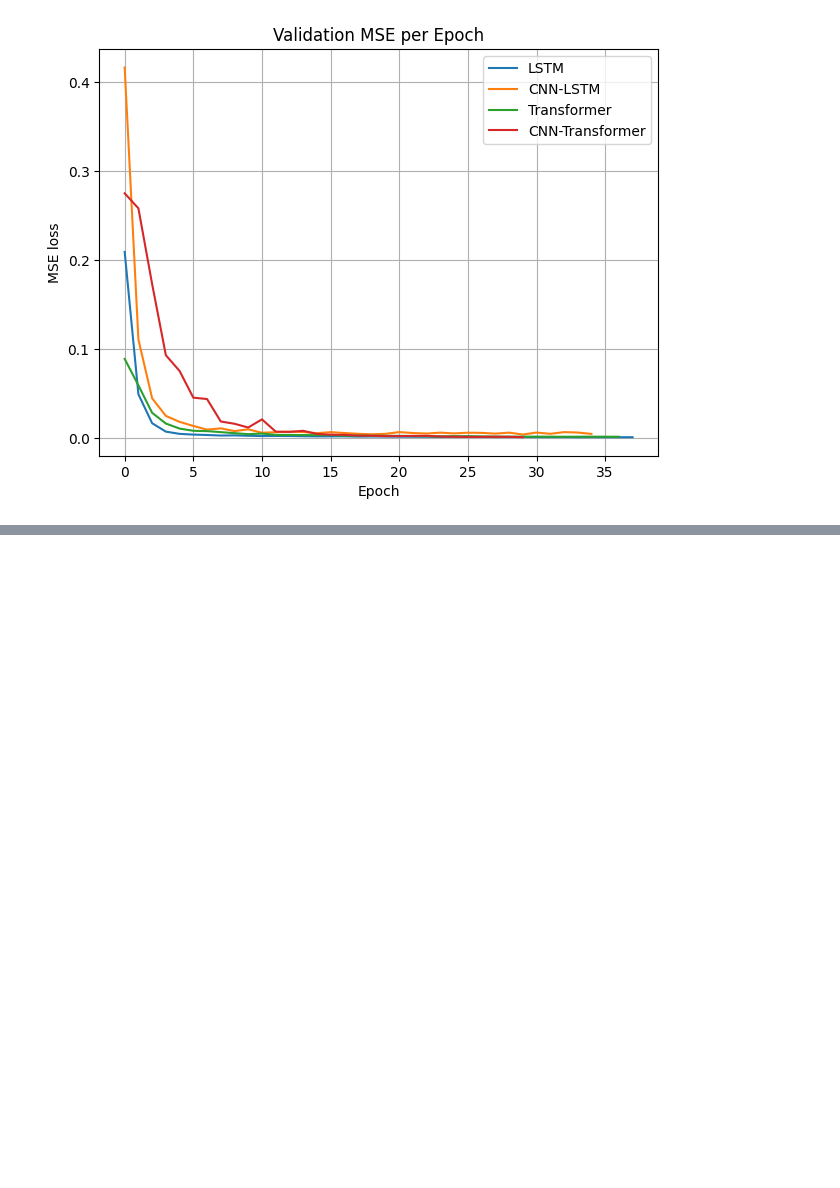
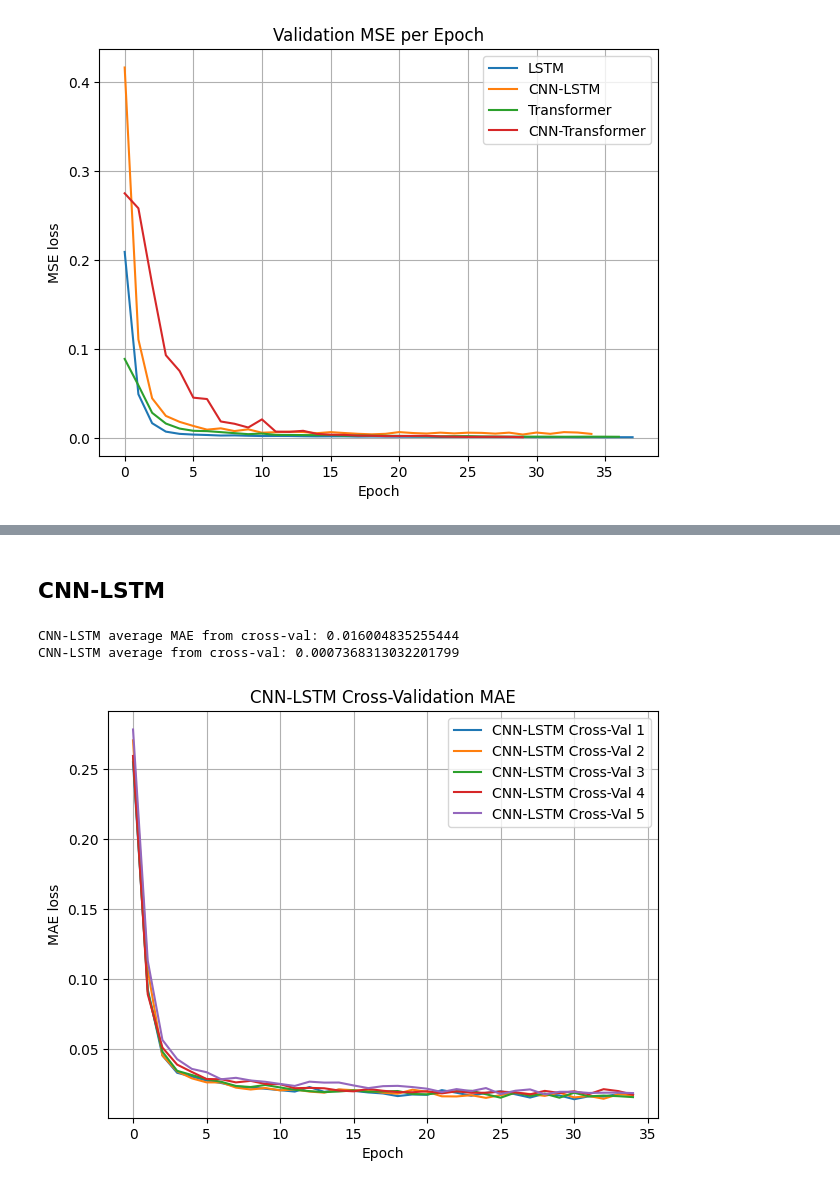
Before and after one commit to trevor-yu-087/syde770-project, a Jupyter notebook: plot_models.ipynb, the cells around one changed output, grey strips where cells are left out. Drawn from its saved outputs; the diff is of its cells as text; code cells hidden in the pictures; blank space fills up the shorter version.

```diff
--- a/plot_models.ipynb
+++ b/plot_models.ipynb
@@ -129,0 +203,44 @@ plt.show()
+# %% [markdown]
+## CNN-LSTM
+# %%
+cnnlstm_mae_1 = pd.read_csv("/root/jonathan/syde770-project/outputs/cross-val/CNN-LSTM/run-CNN-LSTM_S6-5-31_18-04-2023_024520_tensorboard-tag-Validation MAE per Epoch.csv")
+cnnlstm_mae_2 = pd.read_csv("/root/jonathan/syde770-project/outputs/cross-val/CNN-LSTM/run-CNN-LSTM_S7-5-32_18-04-2023_023300_tensorboard-tag-Validation MAE per Epoch.csv")
+cnnlstm_mae_3 = pd.read_csv("/root/jonathan/syde770-project/outputs/cross-val/CNN-LSTM/run-CNN-LSTM_S8-5-33_18-04-2023_022328_tensorboard-tag-Validation MAE per Epoch.csv")
+cnnlstm_mae_4 = pd.read_csv("/root/jonathan/syde770-project/outputs/cross-val/CNN-LSTM/run-CNN-LSTM_S9-5-34_18-04-2023_020913_tensorboard-tag-Validation MAE per Epoch.csv")
+cnnlstm_mae_5 = pd.read_csv("/root/jonathan/syde770-project/outputs/cross-val/CNN-LSTM/run-CNN-LSTM_S10-5-35_18-04-2023_015910_tensorboard-tag-Validation MAE per Epoch.csv")
+
+cnnlstm_mse_1 = pd.read_csv("/root/jonathan/syde770-project/outputs/cross-val/CNN-LSTM/run-CNN-LSTM_S6-5-31_18-04-2023_024520_tensorboard-tag-Validation MSE per Epoch.csv")
+cnnlstm_mse_2 = pd.read_csv("/root/jonathan/syde770-project/outputs/cross-val/CNN-LSTM/run-CNN-LSTM_S7-5-32_18-04-2023_023300_tensorboard-tag-Validation MSE per Epoch.csv")
+cnnlstm_mse_3 = pd.read_csv("/root/jonathan/syde770-project/outputs/cross-val/CNN-LSTM/run-CNN-LSTM_S8-5-33_18-04-2023_022328_tensorboard-tag-Validation MSE per Epoch.csv")
+cnnlstm_mse_4 = pd.read_csv("/root/jonathan/syde770-project/outputs/cross-val/CNN-LSTM/run-CNN-LSTM_S9-5-34_18-04-2023_020913_tensorboard-tag-Validation MSE per Epoch.csv")
+cnnlstm_mse_5 = pd.read_csv("/root/jonathan/syde770-project/outputs/cross-val/CNN-LSTM/run-CNN-LSTM_S10-5-35_18-04-2023_015910_tensorboard-tag-Validation MSE per Epoch.csv")
+# %%
+cnnlstm_avg_mae = np.mean([cnnlstm_mae_1['Value'].min(), cnnlstm_mae_2['Value'].min(), cnnlstm_mae_3['Value'].min(), cnnlstm_mae_4['Value'].min(),cnnlstm_mae_5['Value'].min()])
+print(f'CNN-LSTM average MAE from cross-val: {cnnlstm_avg_mae}')
+
+cnnlstm_avg_mse = np.mean([cnnlstm_mse_1['Value'].min(), cnnlstm_mse_2['Value'].min(), cnnlstm_mse_3['Value'].min(), cnnlstm_mse_4['Value'].min(),cnnlstm_mse_5['Value'].min()])
+print(f'CNN-LSTM average from cross-val: {cnnlstm_avg_mse}')
+# %% [output]
+CNN-LSTM average MAE from cross-val: 0.016004835255444
+CNN-LSTM average from cross-val: 0.0007368313032201799
+# %%
+fig, ax = plt.subplots()
+
+ax.set_ylabel("MAE loss")
+ax.set_xlabel("Epoch")
+
+
+ax.plot(cnnlstm_mae_1['Step'], cnnlstm_mae_1['Value'], label="CNN-LSTM Cross-Val 1")
+ax.plot(cnnlstm_mae_2['Step'], cnnlstm_mae_2['Value'], label="CNN-LSTM Cross-Val 2")
+ax.plot(cnnlstm_mae_3['Step'], cnnlstm_mae_3['Value'], label="CNN-LSTM Cross-Val 3")
+ax.plot(cnnlstm_mae_4['Step'], cnnlstm_mae_4['Value'], label="CNN-LSTM Cross-Val 4")
+ax.plot(cnnlstm_mae_5['Step'], cnnlstm_mae_5['Value'], label="CNN-LSTM Cross-Val 5")
+
+plt.legend()
+plt.grid('on')
+plt.tight_layout()
+plt.title("CNN-LSTM Cross-Validation MAE")
+
+plt.show()
+# %% [output]
+[figure, added]
```
Also changed, not shown: parts of 17 cells of this notebook.
